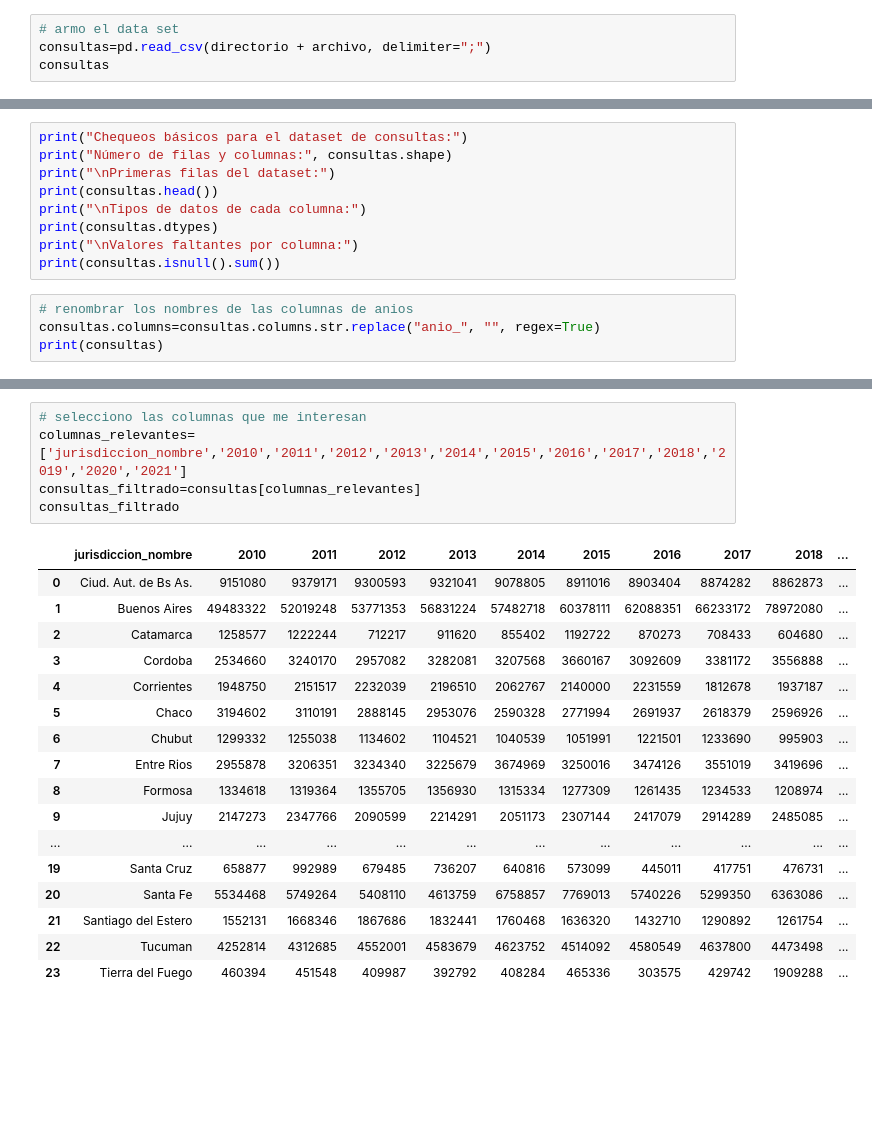
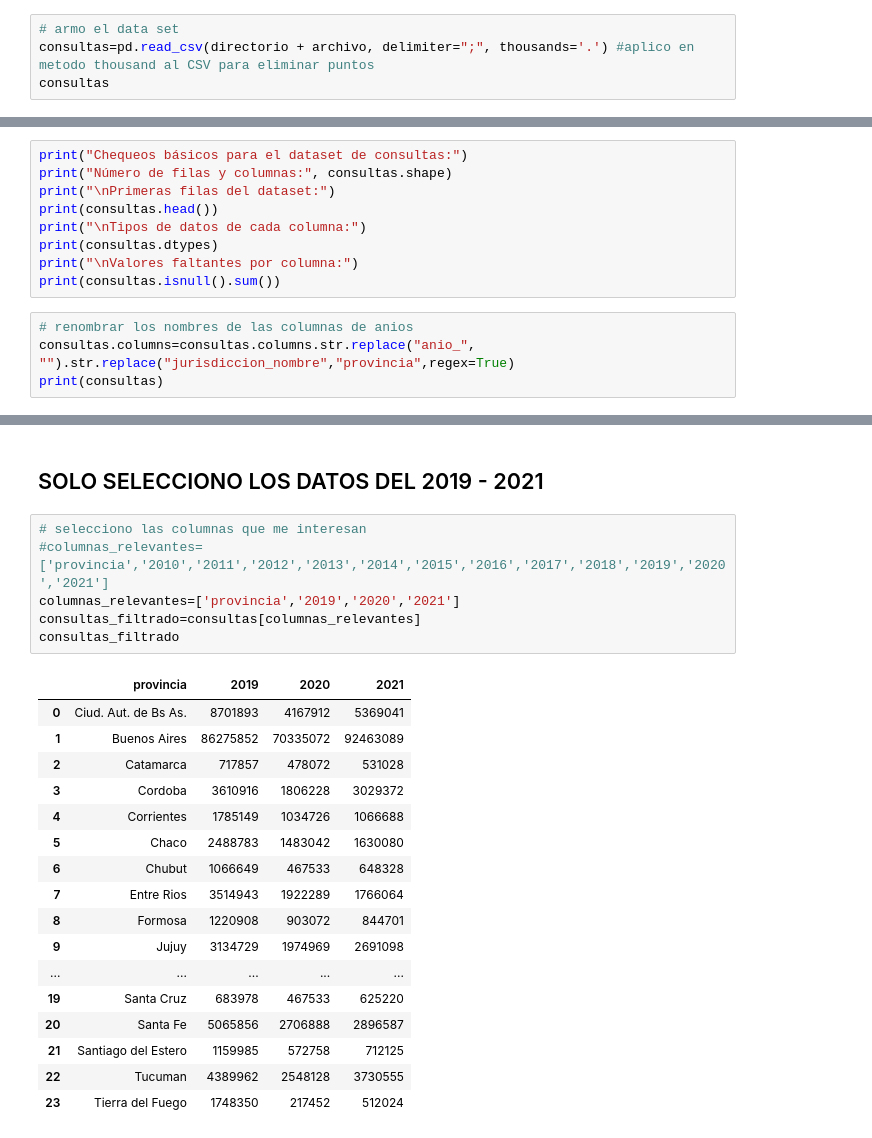
Before and after one commit to joluva/visualizaciondatos, a Jupyter notebook: consultas.ipynb, the cells around one changed output, grey strips where cells are left out. Saved outputs shown, nothing was run; the diff lists cells and outputs as text; blank space fills up the shorter version.

```diff
--- a/consultas.ipynb
+++ b/consultas.ipynb
@@ -13,7 +13,7 @@ directorio="/home/jorge/proyectos/Datos-Salud/"
 archivo="cantidad-consultas-medicas-ambulatorias.csv"
 # %%
 # armo el data set
-consultas=pd.read_csv(directorio + archivo, delimiter=";")
+consultas=pd.read_csv(directorio + archivo, delimiter=";", thousands='.') #aplico en metodo thousand al CSV para eliminar puntos
 consultas
 # %% [output]
 |  | jurisdiccion_id | jurisdiccion_nombre | anio_2010 | anio_2011 | anio_2012 | anio_2013 | anio_2014 | ... |
@@ -44,6 +44,6 @@ print("\nValores faltantes por columna:")
 print(consultas.isnull().sum())
 # %%
 # renombrar los nombres de las columnas de anios
-consultas.columns=consultas.columns.str.replace("anio_", "", regex=True)
+consultas.columns=consultas.columns.str.replace("anio_", "").str.replace("jurisdiccion_nombre","provincia",regex=True)
 print(consultas)
 # %% [output]
@@ -67,23 +67,26 @@ print(consultas)
+# %% [markdown]
+## SOLO SELECCIONO LOS DATOS DEL 2019 - 2021
 # %%
 # selecciono las columnas que me interesan
-columnas_relevantes=['jurisdiccion_nombre','2010','2011','2012','2013','2014','2015','2016','2017','2018','2019','2020','2021']
+#columnas_relevantes=['provincia','2010','2011','2012','2013','2014','2015','2016','2017','2018','2019','2020','2021']
+columnas_relevantes=['provincia','2019','2020','2021']
 consultas_filtrado=consultas[columnas_relevantes]
 consultas_filtrado
 # %% [output]
-|  | jurisdiccion_nombre | 2010 | 2011 | 2012 | 2013 | 2014 | 2015 | 2016 | 2017 | 2018 | ... |
-| 0 | Ciud. Aut. de Bs As. | 9151080 | 9379171 | 9300593 | 9321041 | 9078805 | 8911016 | 8903404 | 8874282 | 8862873 | ... |
-| 1 | Buenos Aires | 49483322 | 52019248 | 53771353 | 56831224 | 57482718 | 60378111 | 62088351 | 66233172 | 78972080 | ... |
-| 2 | Catamarca | 1258577 | 1222244 | 712217 | 911620 | 855402 | 1192722 | 870273 | 708433 | 604680 | ... |
-| 3 | Cordoba | 2534660 | 3240170 | 2957082 | 3282081 | 3207568 | 3660167 | 3092609 | 3381172 | 3556888 | ... |
-| 4 | Corrientes | 1948750 | 2151517 | 2232039 | 2196510 | 2062767 | 2140000 | 2231559 | 1812678 | 1937187 | ... |
-| 5 | Chaco | 3194602 | 3110191 | 2888145 | 2953076 | 2590328 | 2771994 | 2691937 | 2618379 | 2596926 | ... |
-| 6 | Chubut | 1299332 | 1255038 | 1134602 | 1104521 | 1040539 | 1051991 | 1221501 | 1233690 | 995903 | ... |
-| 7 | Entre Rios | 2955878 | 3206351 | 3234340 | 3225679 | 3674969 | 3250016 | 3474126 | 3551019 | 3419696 | ... |
-| 8 | Formosa | 1334618 | 1319364 | 1355705 | 1356930 | 1315334 | 1277309 | 1261435 | 1234533 | 1208974 | ... |
-| 9 | Jujuy | 2147273 | 2347766 | 2090599 | 2214291 | 2051173 | 2307144 | 2417079 | 2914289 | 2485085 | ... |
-| ... | ... | ... | ... | ... | ... | ... | ... | ... | ... | ... | ... |
-| 19 | Santa Cruz | 658877 | 992989 | 679485 | 736207 | 640816 | 573099 | 445011 | 417751 | 476731 | ... |
-| 20 | Santa Fe | 5534468 | 5749264 | 5408110 | 4613759 | 6758857 | 7769013 | 5740226 | 5299350 | 6363086 | ... |
-| 21 | Santiago del Estero | 1552131 | 1668346 | 1867686 | 1832441 | 1760468 | 1636320 | 1432710 | 1290892 | 1261754 | ... |
-| 22 | Tucuman | 4252814 | 4312685 | 4552001 | 4583679 | 4623752 | 4514092 | 4580549 | 4637800 | 4473498 | ... |
-| 23 | Tierra del Fuego | 460394 | 451548 | 409987 | 392792 | 408284 | 465336 | 303575 | 429742 | 1909288 | ... |
+|  | provincia | 2019 | 2020 | 2021 |
+| 0 | Ciud. Aut. de Bs As. | 8701893 | 4167912 | 5369041 |
+| 1 | Buenos Aires | 86275852 | 70335072 | 92463089 |
+| 2 | Catamarca | 717857 | 478072 | 531028 |
+| 3 | Cordoba | 3610916 | 1806228 | 3029372 |
+| 4 | Corrientes | 1785149 | 1034726 | 1066688 |
+| 5 | Chaco | 2488783 | 1483042 | 1630080 |
+| 6 | Chubut | 1066649 | 467533 | 648328 |
+| 7 | Entre Rios | 3514943 | 1922289 | 1766064 |
+| 8 | Formosa | 1220908 | 903072 | 844701 |
+| 9 | Jujuy | 3134729 | 1974969 | 2691098 |
+| ... | ... | ... | ... | ... |
+| 19 | Santa Cruz | 683978 | 467533 | 625220 |
+| 20 | Santa Fe | 5065856 | 2706888 | 2896587 |
+| 21 | Santiago del Estero | 1159985 | 572758 | 712125 |
+| 22 | Tucuman | 4389962 | 2548128 | 3730555 |
+| 23 | Tierra del Fuego | 1748350 | 217452 | 512024 |
```
Also changed, not shown: parts of 13 cells of this notebook, 1 other file.
